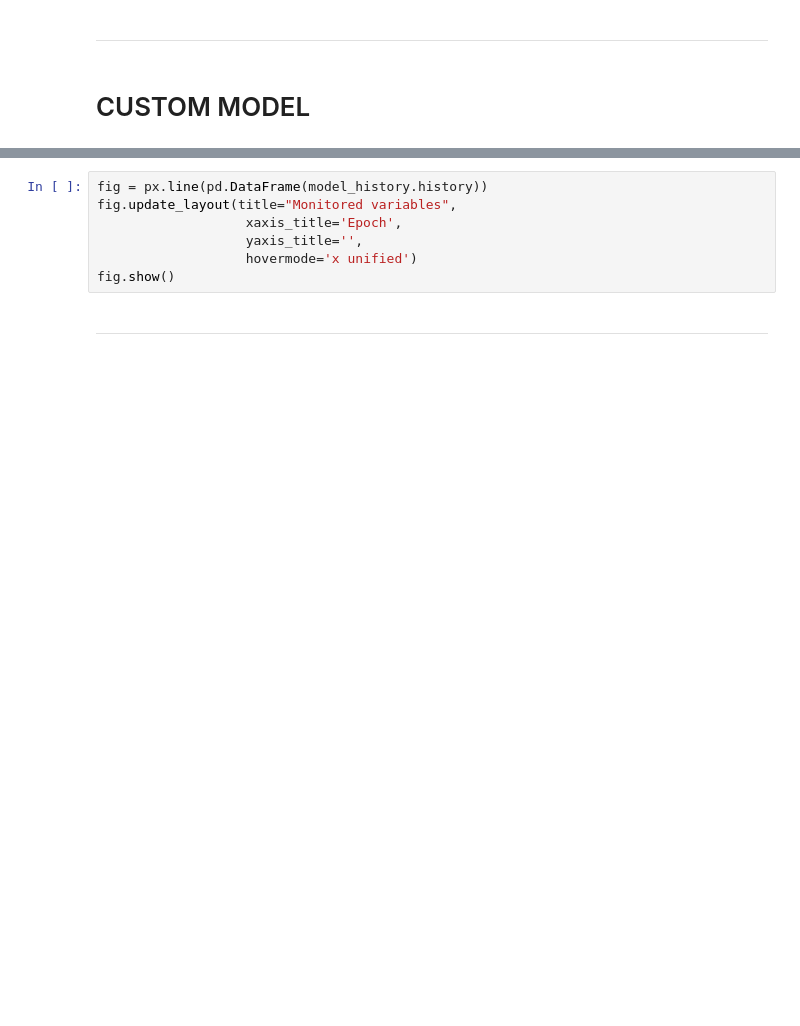
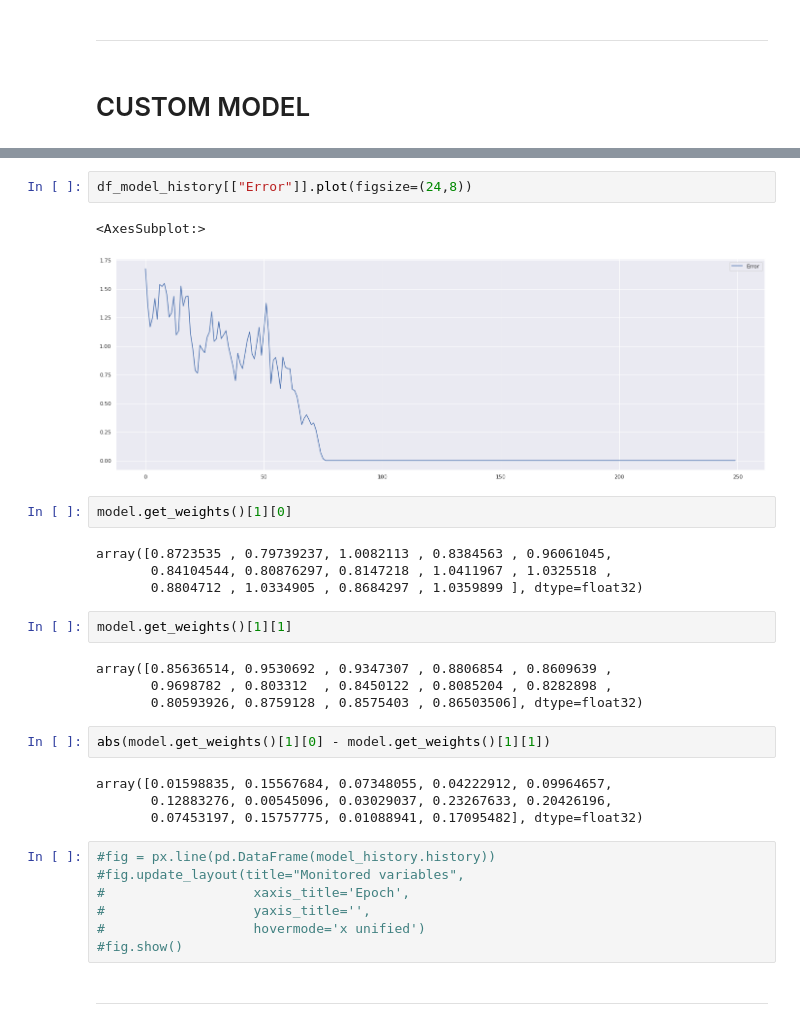
Before and after one commit to Ishikawa7/Self-Reflexive-Neural-Network-in-tensorflow, a Jupyter notebook: self_reflexive_network _2.ipynb, the cells around one changed output, grey strips where cells are left out. Cells and saved outputs as stored; diff of their text form; blank space fills up the shorter version.

```diff
--- a/self_reflexive_network _2.ipynb
+++ b/self_reflexive_network _2.ipynb
@@ -318,9 +397,32 @@ df_model_history
+# %%
+df_model_history[["Error"]].plot(figsize=(24,8))
+# %% [output]
+<AxesSubplot:>
+[figure, added]
+# %%
+model.get_weights()[1][0]
+# %% [output]
+array([0.8723535 , 0.79739237, 1.0082113 , 0.8384563 , 0.96061045,
+       0.84104544, 0.80876297, 0.8147218 , 1.0411967 , 1.0325518 ,
+       0.8804712 , 1.0334905 , 0.8684297 , 1.0359899 ], dtype=float32)
+# %%
+model.get_weights()[1][1]
+# %% [output]
+array([0.85636514, 0.9530692 , 0.9347307 , 0.8806854 , 0.8609639 ,
+       0.9698782 , 0.803312  , 0.8450122 , 0.8085204 , 0.8282898 ,
+       0.80593926, 0.8759128 , 0.8575403 , 0.86503506], dtype=float32)
+# %%
+abs(model.get_weights()[1][0] - model.get_weights()[1][1])
+# %% [output]
+array([0.01598835, 0.15567684, 0.07348055, 0.04222912, 0.09964657,
+       0.12883276, 0.00545096, 0.03029037, 0.23267633, 0.20426196,
+       0.07453197, 0.15757775, 0.01088941, 0.17095482], dtype=float32)
 # %%
-fig = px.line(pd.DataFrame(model_history.history))
-fig.update_layout(title="Monitored variables",
-                   xaxis_title='Epoch',
-                   yaxis_title='',
-                   hovermode='x unified')
-fig.show()
+#fig = px.line(pd.DataFrame(model_history.history))
+#fig.update_layout(title="Monitored variables",
+#                   xaxis_title='Epoch',
+#                   yaxis_title='',
+#                   hovermode='x unified')
+#fig.show()
 # %% [markdown]
 ---
```
Also changed, not shown: parts of 35 cells of this notebook.
